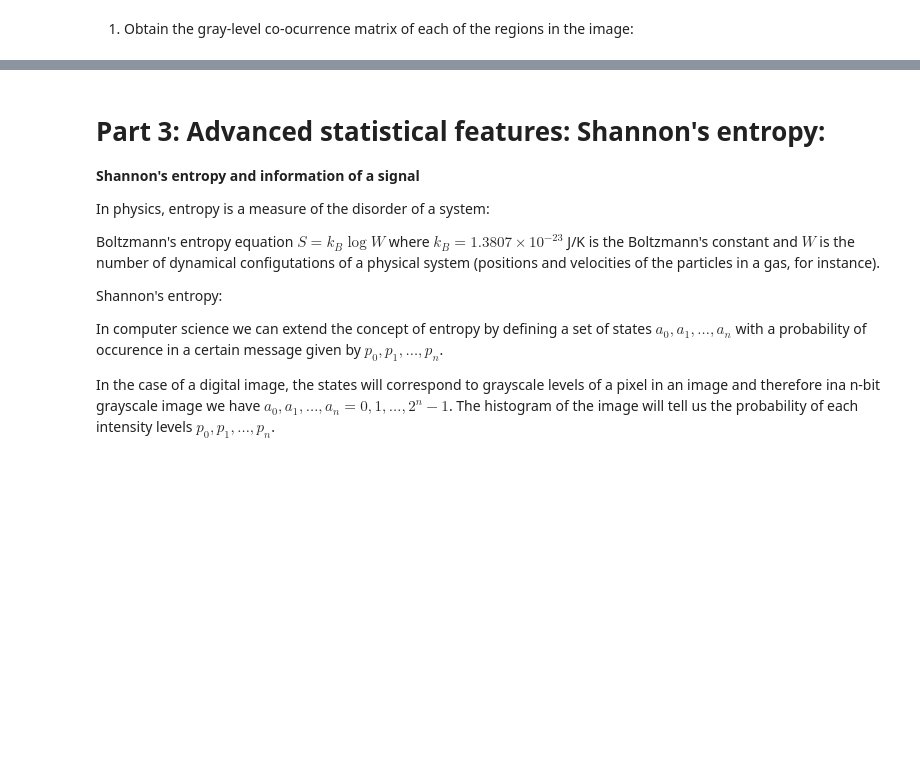
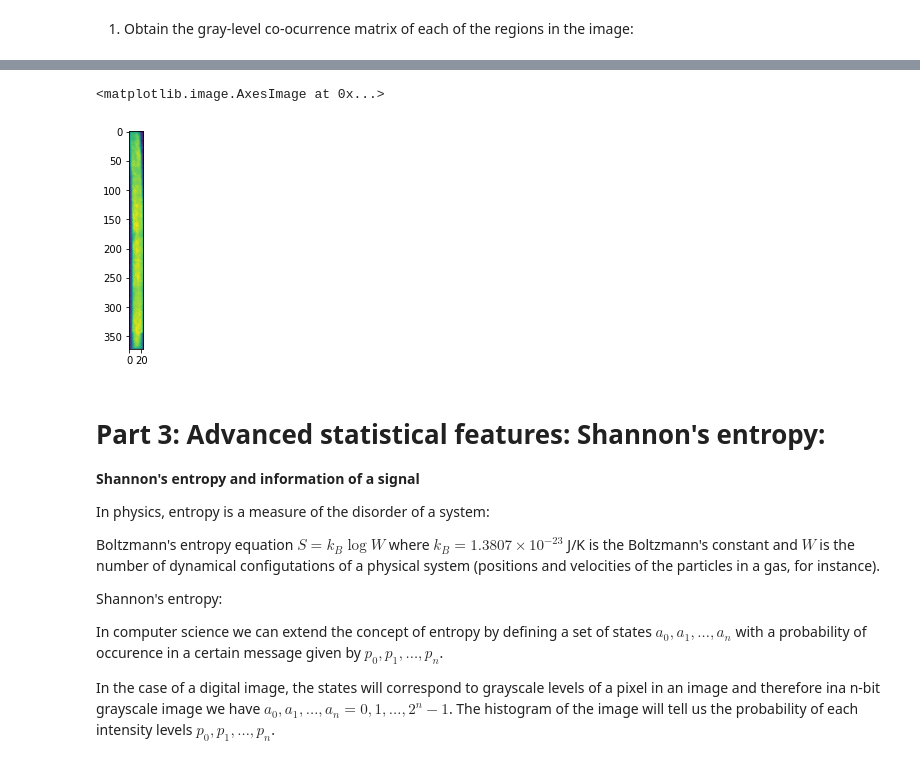
Before and after one commit to raulbenitez/NEUROIMAGING_AI, a Jupyter notebook: Feature extraction/regional_attributes_colab.ipynb, the cells around one changed output, grey strips where cells are left out. Cells and saved outputs as stored; diff of their text form; code cells hidden in the pictures; blank space fills up the shorter version.

```diff
--- a/Feature extraction/regional_attributes_colab.ipynb
+++ b/Feature extraction/regional_attributes_colab.ipynb
@@ -325,3 +325,9 @@ df
+# %%
+I.shape
+plt.imshow(I)
+# %% [output]
+<matplotlib.image.AxesImage at 0x...>
+[figure, added]
 # %% [markdown]
 # Part 3: Advanced statistical features: Shannon's entropy:
 
```
Also changed, not shown: parts of 2 cells of this notebook.
